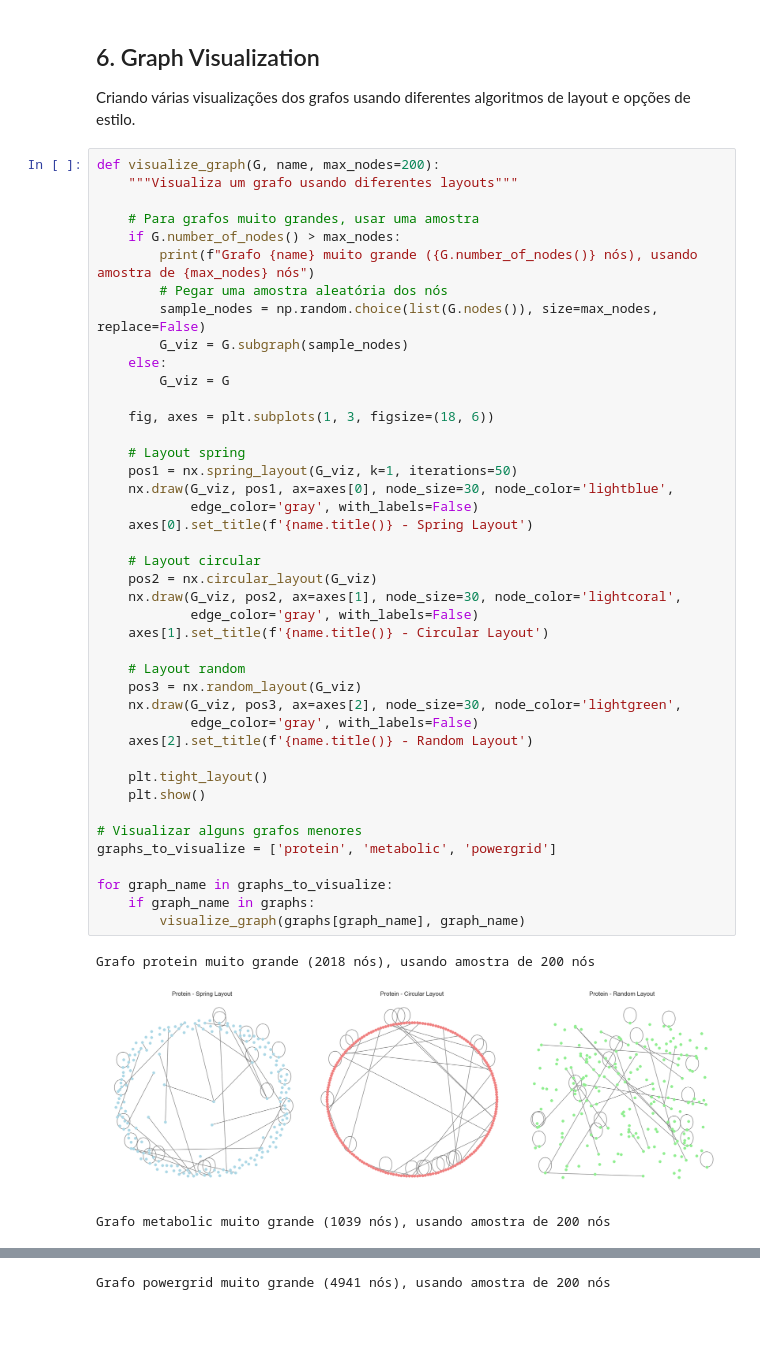
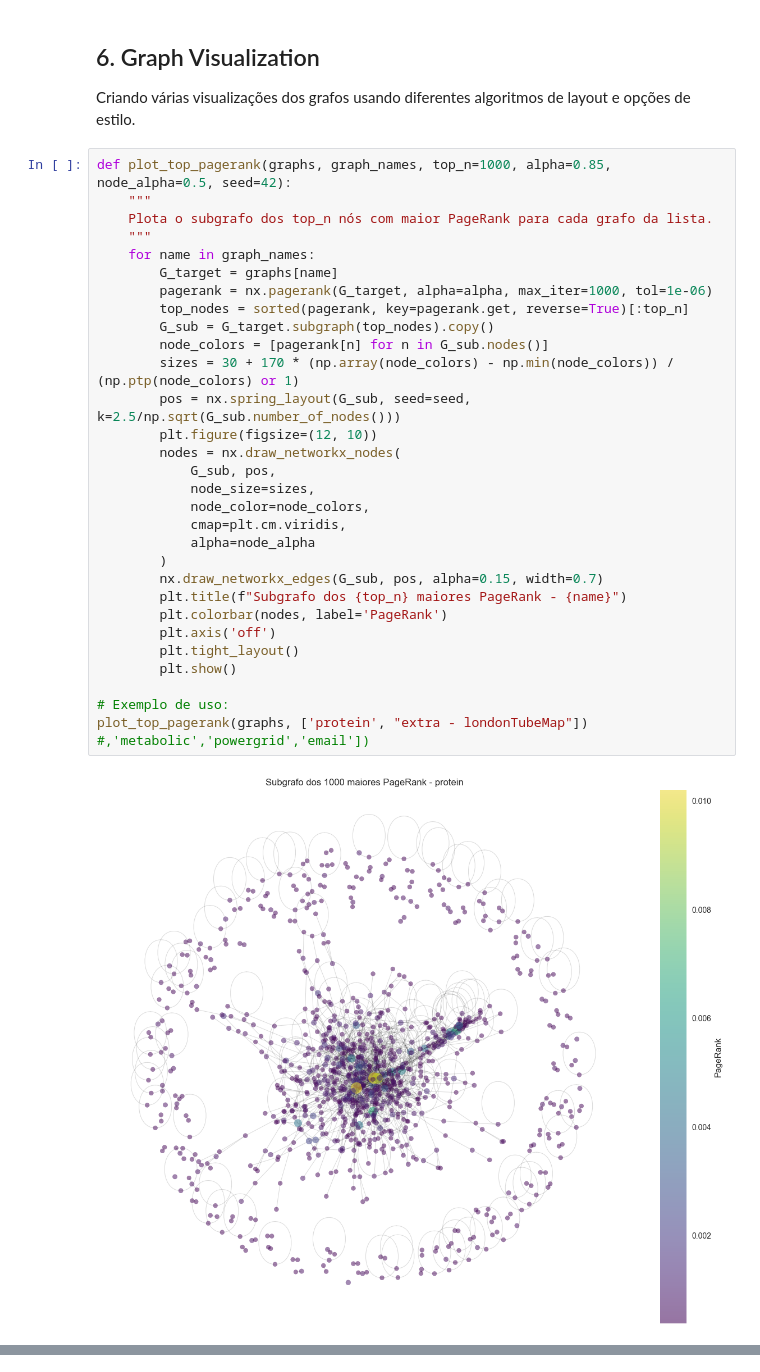
Before and after one commit to igorrflorentino/analise-exploratoria-grafos, a Jupyter notebook: analise_exploratoria_grafos.ipynb, the cells around one changed output, grey strips where cells are left out. Drawn from its saved outputs; the diff is of its cells as text; blank space fills up the shorter version.

```diff
--- a/analise_exploratoria_grafos.ipynb
+++ b/analise_exploratoria_grafos.ipynb
@@ -404,48 +463,34 @@ for graph_name in ['protein', 'metabolic']:
 
 Criando várias visualizações dos grafos usando diferentes algoritmos de layout e opções de estilo.
 # %%
-def visualize_graph(G, name, max_nodes=200):
-    """Visualiza um grafo usando diferentes layouts"""
+def plot_top_pagerank(graphs, graph_names, top_n=1000, alpha=0.85, node_alpha=0.5, seed=42):
+    """
+    Plota o subgrafo dos top_n nós com maior PageRank para cada grafo da lista.
+    """
+    for name in graph_names:
+        G_target = graphs[name]
+        pagerank = nx.pagerank(G_target, alpha=alpha, max_iter=1000, tol=1e-06)
+        top_nodes = sorted(pagerank, key=pagerank.get, reverse=True)[:top_n]
+        G_sub = G_target.subgraph(top_nodes).copy()
+        node_colors = [pagerank[n] for n in G_sub.nodes()]
+        sizes = 30 + 170 * (np.array(node_colors) - np.min(node_colors)) / (np.ptp(node_colors) or 1)
+        pos = nx.spring_layout(G_sub, seed=seed, k=2.5/np.sqrt(G_sub.number_of_nodes()))
+        plt.figure(figsize=(12, 10))
+        nodes = nx.draw_networkx_nodes(
+            G_sub, pos,
+            node_size=sizes,
+            node_color=node_colors,
+            cmap=plt.cm.viridis,
+            alpha=node_alpha
+        )
+        nx.draw_networkx_edges(G_sub, pos, alpha=0.15, width=0.7)
+        plt.title(f"Subgrafo dos {top_n} maiores PageRank - {name}")
+        plt.colorbar(nodes, label='PageRank')
+        plt.axis('off')
+        plt.tight_layout()
+        plt.show()
 
-    # Para grafos muito grandes, usar uma amostra
-    if G.number_of_nodes() > max_nodes:
-        print(f"Grafo {name} muito grande ({G.number_of_nodes()} nós), usando amostra de {max_nodes} nós")
-        # Pegar uma amostra aleatória dos nós
-        sample_nodes = np.random.choice(list(G.nodes()), size=max_nodes, replace=False)
-        G_viz = G.subgraph(sample_nodes)
-    else:
-        G_viz = G
-
-    fig, axes = plt.subplots(1, 3, figsize=(18, 6))
-
-    # Layout spring
-    pos1 = nx.spring_layout(G_viz, k=1, iterations=50)
-    nx.draw(G_viz, pos1, ax=axes[0], node_size=30, node_color='lightblue',
-            edge_color='gray', with_labels=False)
-    axes[0].set_title(f'{name.title()} - Spring Layout')
-
-    # Layout circular
-    pos2 = nx.circular_layout(G_viz)
-    nx.draw(G_viz, pos2, ax=axes[1], node_size=30, node_color='lightcoral',
-            edge_color='gray', with_labels=False)
-    axes[1].set_title(f'{name.title()} - Circular Layout')
-
-    # Layout random
-    pos3 = nx.random_layout(G_viz)
-    nx.draw(G_viz, pos3, ax=axes[2], node_size=30, node_color='lightgreen',
-            edge_color='gray', with_labels=False)
-    axes[2].set_title(f'{name.title()} - Random Layout')
-
-    plt.tight_layout()
-    plt.show()
-
-# Visualizar alguns grafos menores
-graphs_to_visualize = ['protein', 'metabolic', 'powergrid']
-
-for graph_name in graphs_to_visualize:
-    if graph_name in graphs:
-        visualize_graph(graphs[graph_name], graph_name)
+# Exemplo de uso:
+plot_top_pagerank(graphs, ['protein', "extra - londonTubeMap"]) #,'metabolic','powergrid','email'])
 # %% [output]
-Grafo protein muito grande (2018 nós), usando amostra de 200 nós
-[figure, old version]
+[figure, new version]
-Grafo metabolic muito grande (1039 nós), usando amostra de 200 nós
@@ -453 +497,0 @@ Grafo metabolic muito grande (1039 nós), usando amostra de 200 nós
-Grafo powergrid muito grande (4941 nós), usando amostra de 200 nós
```
Also changed, not shown: parts of 18 cells of this notebook, 1 other file.
